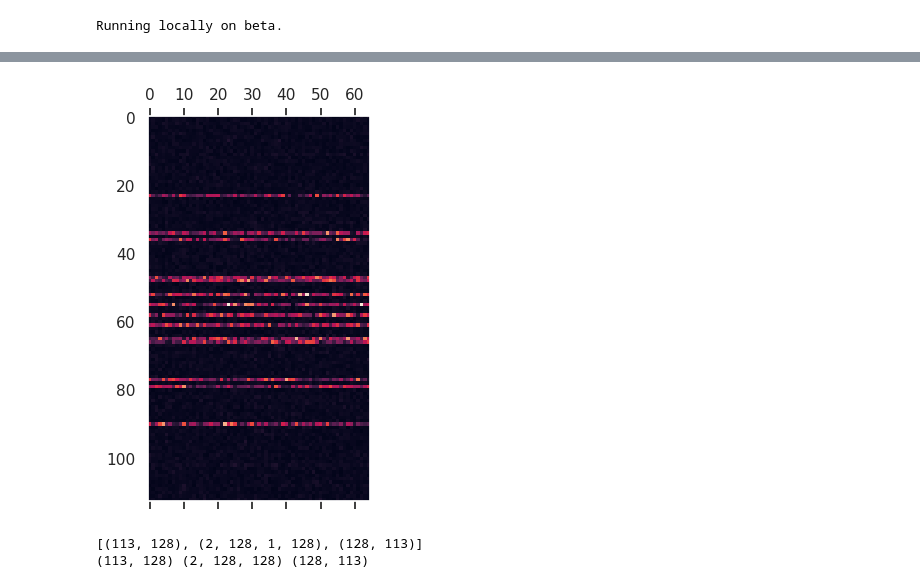
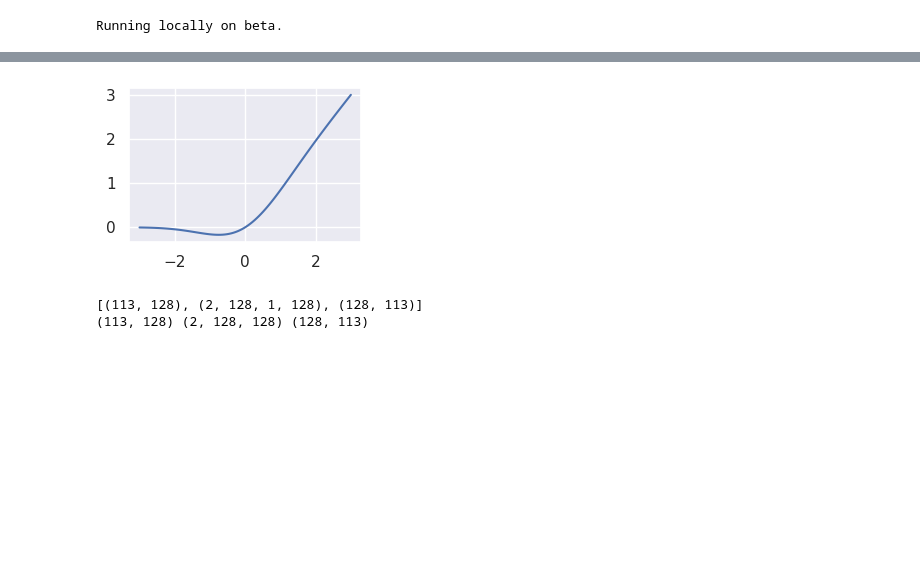
Before and after one commit to FriedChips/dl_basics, a Jupyter notebook: analysis/analysis_modulo_arithmetic.ipynb, the cells around one changed output, grey strips where cells are left out. Drawn from its saved outputs; the diff is of its cells as text; code cells hidden in the pictures; blank space fills up the shorter version.

```diff
--- a/analysis/analysis_modulo_arithmetic.ipynb
+++ b/analysis/analysis_modulo_arithmetic.ipynb
@@ -112,6 +56,0 @@ def abs_fft(x, axis=-1):
-# %%
-fig, ax = plt.subplots(1,1, figsize=(10,5))
-ax.matshow(np.abs(np.fft.rfft2(weights[0])))
-ax.grid(False)
-# %% [output]
-[figure, removed]
@@ -118,3 +62,12 @@ ax.grid(False)
+# %%
+def gelu(x):
+    return x / 2 * (1 + erf(x / np.sqrt(2)))
+
+fig, ax = plt.subplots(1,1,figsize=(3,2))
+x_range = np.linspace(-3,3,100)
+ax.plot(x_range, gelu(x_range));
+# %% [output]
+[figure, added]
 # %%
 weights = model.get_weights()
 print([ w.shape for w in weights ])
```
Also changed, not shown: parts of 47 cells of this notebook.
